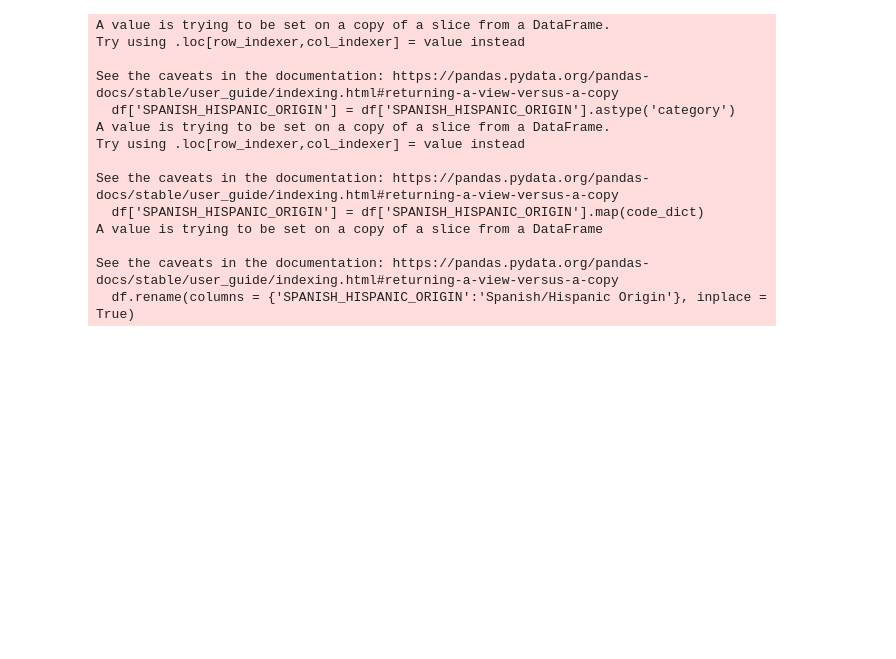
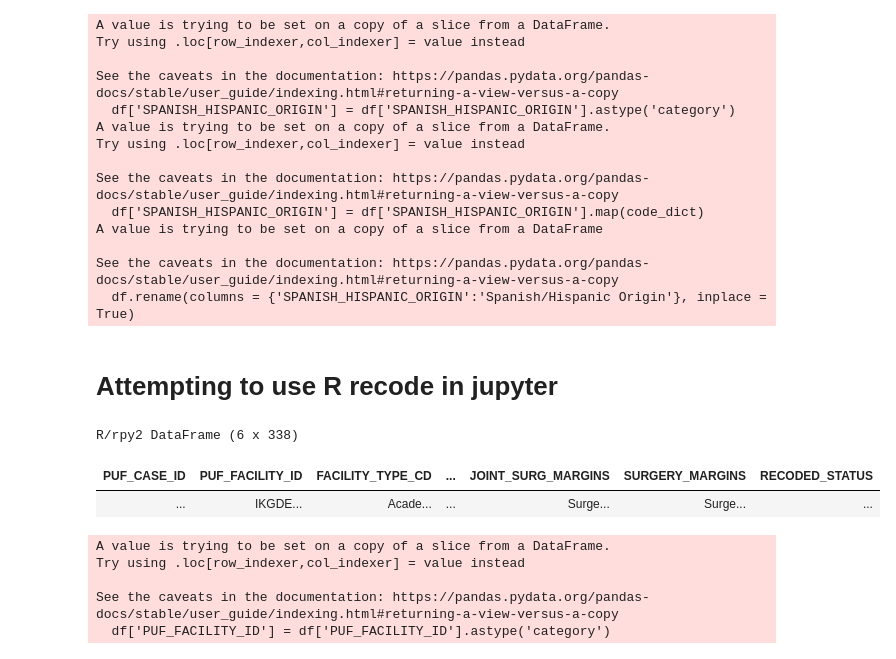
Before and after one commit to collindougherty/pipeline, a Jupyter notebook: exploration.ipynb, the cells around one changed output. Drawn from its saved outputs; the diff is of its cells as text; code cells hidden in the pictures; blank space fills up the shorter version.

```diff
--- a/exploration.ipynb
+++ b/exploration.ipynb
@@ -299,3 +299,46 @@ A value is trying to be set on a copy of a slice from a DataFrame
 
 See the caveats in the documentation: https://pandas.pydata.org/pandas-docs/stable/user_guide/indexing.html#returning-a-view-versus-a-copy
   df.rename(columns = {'SPANISH_HISPANIC_ORIGIN':'Spanish/Hispanic Origin'}, inplace = True)
+# %% [markdown]
+# Attempting to use R recode in jupyter
+# %%
+import rpy2.robjects.packages as rpackages
+from rpy2.robjects.vectors import StrVector
+import pandas as pd
+from rpy2.robjects import pandas2ri
+import rpy2.robjects as robjects
+
+# Load the NCDBRecode function from the R script
+utils = rpackages.importr('utils')
+utils.chooseCRANmirror(ind=69)
+r = robjects.r
+
+# install dplyr
+#utils.install_packages('dplyr')
+# Import R packages
+dplyr = rpackages.importr('dplyr')
+
+# Load your R script
+r['source']('/Users/collindougherty/Documents/Work/pipeline/NCDBRecode.R')
+
+# Get your function by name
+NCDBRecode_func = r['ncdb_recode']
+
+# import data
+df = pd.read_csv("/Users/collindougherty/Downloads/Desmoplastic Melanoma.csv")
+
+pandas2ri.activate()
+# Convert your pandas dataframe to an R dataframe
+rdf = pandas2ri.py2rpy(df)
+
+# Apply your function to the R dataframe
+rdf_recode = NCDBRecode_func(rdf)
+
+# Convert the R dataframe back to a pandas dataframe
+df_recode = pandas2ri.ri2py_vector(rdf_recode)
+
+df_recode.head()
+# %% [output]
+R/rpy2 DataFrame (6 x 338)
+| PUF_CASE_ID | PUF_FACILITY_ID | FACILITY_TYPE_CD | ... | JOINT_SURG_MARGINS | SURGERY_MARGINS | RECODED_STATUS |
+| ... | IKGDE... | Acade... | ... | Surge... | Surge... | ... |
@@ -301,0 +347,9 @@ See the caveats in the documentation: https://pandas.pydata.org/pandas-docs/stab
+# %%
+# facility id is useful, its a factor variable
+df['PUF_FACILITY_ID'] = df['PUF_FACILITY_ID'].astype('category')
+# %% [output]
+A value is trying to be set on a copy of a slice from a DataFrame.
+Try using .loc[row_indexer,col_indexer] = value instead
+
+See the caveats in the documentation: https://pandas.pydata.org/pandas-docs/stable/user_guide/indexing.html#returning-a-view-versus-a-copy
+  df['PUF_FACILITY_ID'] = df['PUF_FACILITY_ID'].astype('category')
```
Also changed, not shown: parts of 1 cell of this notebook, 4 other files.
